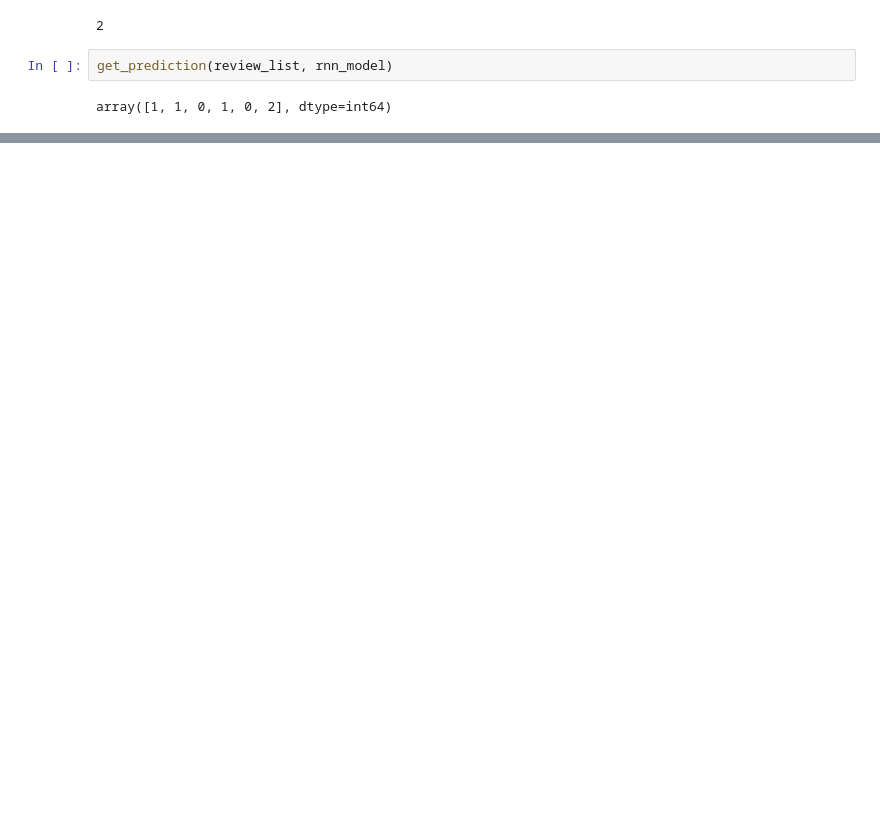
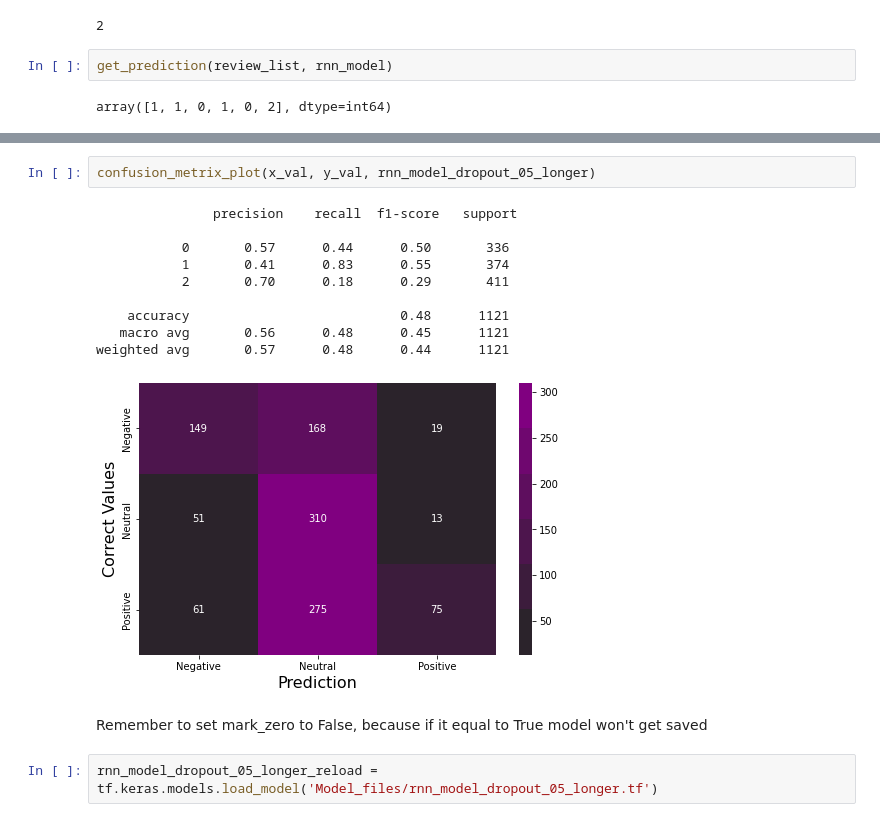
Before and after one commit to piyumaha12/Sentiment_analysis_on_amazon_review, a Jupyter notebook: Sentiment_analysis_neural_models_2.ipynb, the cells around one changed output, grey strips where cells are left out. Saved outputs shown, nothing was run; the diff lists cells and outputs as text; blank space fills up the shorter version.

```diff
--- a/Sentiment_analysis_neural_models_2.ipynb
+++ b/Sentiment_analysis_neural_models_2.ipynb
@@ -1382,0 +1485,17 @@ weighted avg       0.61      0.63      0.60      1121
+# %%
+confusion_metrix_plot(x_val, y_val, rnn_model_dropout_05_longer)
+# %% [output]
+               precision    recall  f1-score   support
+
+           0       0.57      0.44      0.50       336
+           1       0.41      0.83      0.55       374
+           2       0.70      0.18      0.29       411
+
+    accuracy                           0.48      1121
+   macro avg       0.56      0.48      0.45      1121
+weighted avg       0.57      0.48      0.44      1121
+[figure, added]
+# %% [markdown]
+Remember to set mark_zero to False, because if it equal to True model won't get saved
+# %%
+rnn_model_dropout_05_longer_reload = tf.keras.models.load_model('Model_files/rnn_model_dropout_05_longer.tf')
```
Also changed, not shown: parts of 43 cells of this notebook.
